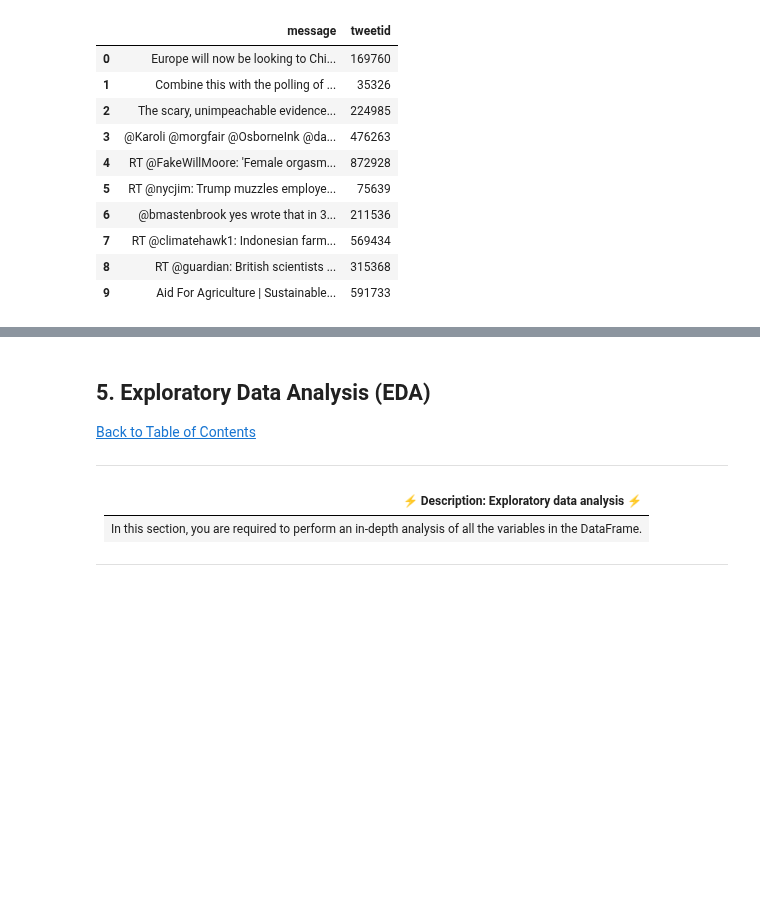
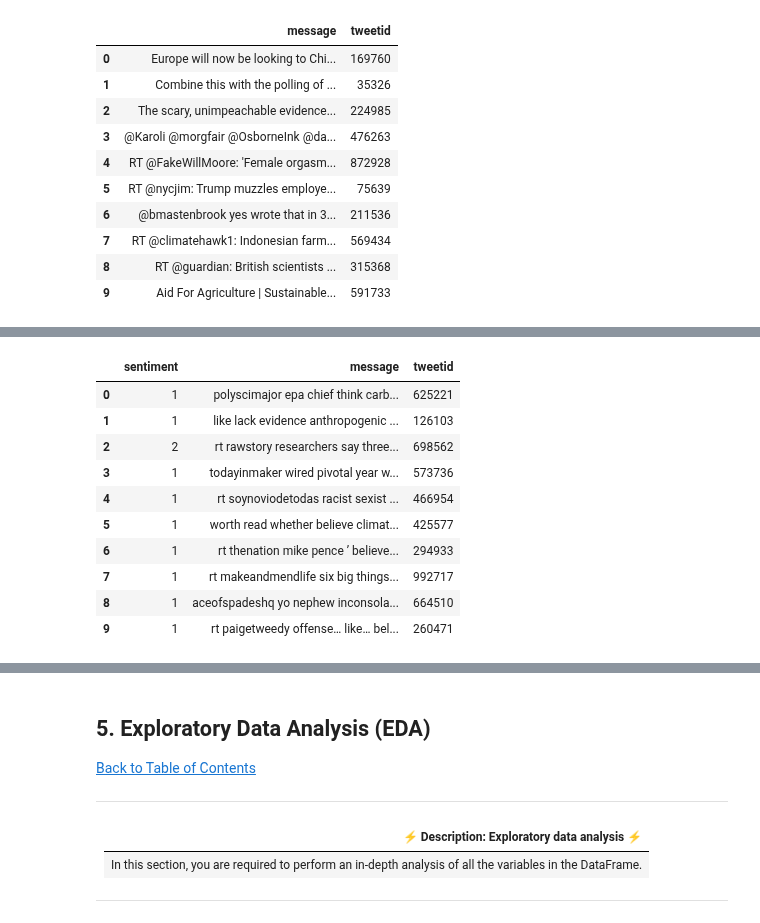
Before and after one commit to Classifix/Classifix, a Jupyter notebook: Advanced_Classification/starter-notebook.ipynb, the cells around one changed output, grey strips where cells are left out. Cells and saved outputs as stored; diff of their text form; code cells hidden in the pictures; blank space fills up the shorter version.

```diff
--- a/Advanced_Classification/starter-notebook.ipynb
+++ b/Advanced_Classification/starter-notebook.ipynb
@@ -189,0 +288,43 @@ with pd.option_context('display.max_colwidth', 400):
+# %%
+def remove_stopwords(text):
+    """
+    This function removes stop words from the given text.
+
+    Args:
+    - text (str): The input text to be processed.
+
+    Returns:
+    - str: The text after removing stop words.
+    """
+
+    # Get the list of English stopwords
+    stop_words = set(stopwords.words('english'))
+
+    # Tokenize the text
+    tokens = word_tokenize(text)
+
+    # Remove stop words
+    filtered_tokens = [token for token in tokens if token.lower() not in stop_words]
+
+    # Join the filtered tokens back into a string
+    filtered_text = ' '.join(filtered_tokens)
+
+    return filtered_text
+# %%
+#Applying the function to the training data
+train['message']= train['message'].apply(lambda x: remove_stopwords(x))
+#displaying the message of the training data first 10 rows
+with pd.option_context('display.max_colwidth', 400):
+    display(train.head(10))
+# %% [output]
+|  | sentiment | message | tweetid |
+| 0 | 1 | polyscimajor epa chief think carb... | 625221 |
+| 1 | 1 | like lack evidence anthropogenic ... | 126103 |
+| 2 | 2 | rt rawstory researchers say three... | 698562 |
+| 3 | 1 | todayinmaker wired pivotal year w... | 573736 |
+| 4 | 1 | rt soynoviodetodas racist sexist ... | 466954 |
+| 5 | 1 | worth read whether believe climat... | 425577 |
+| 6 | 1 | rt thenation mike pence ’ believe... | 294933 |
+| 7 | 1 | rt makeandmendlife six big things... | 992717 |
+| 8 | 1 | aceofspadeshq yo nephew inconsola... | 664510 |
+| 9 | 1 | rt paigetweedy offense… like… bel... | 260471 |
```
Also changed, not shown: parts of 24 cells of this notebook.
